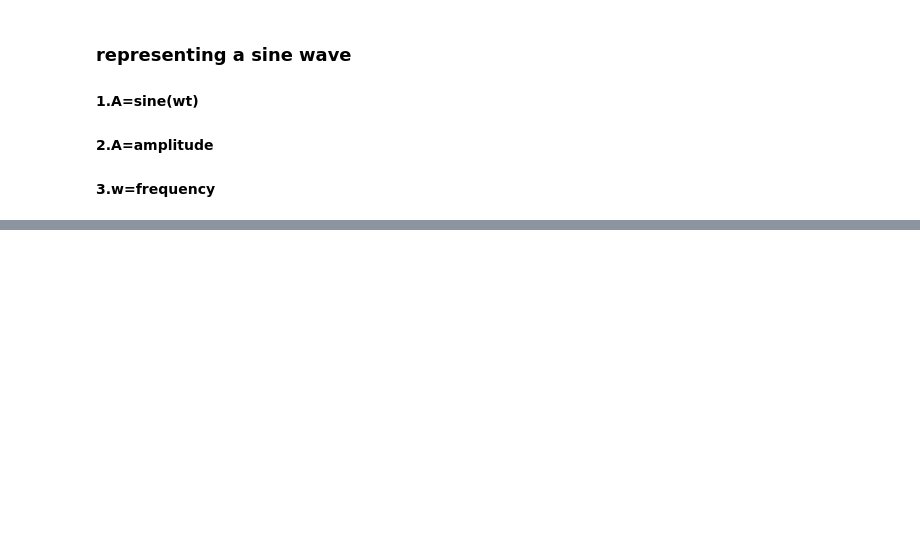
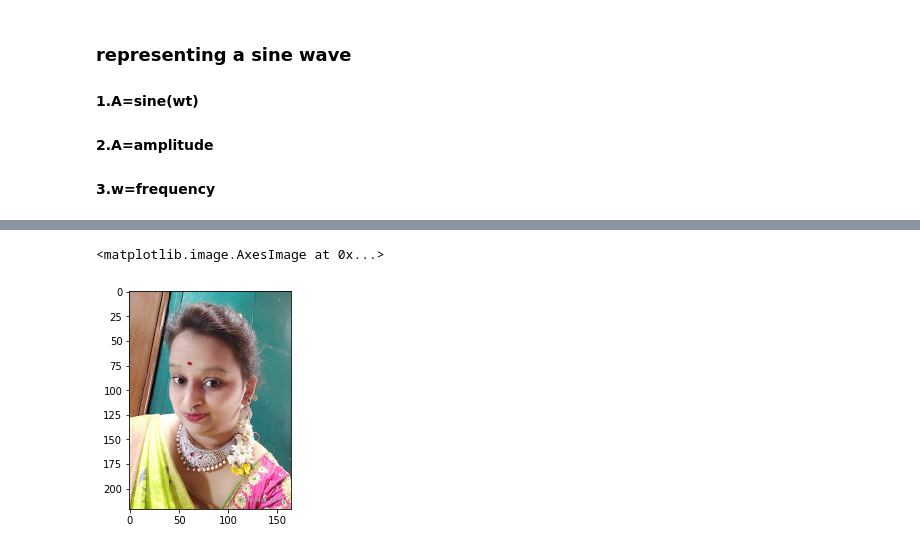
Before and after one commit to bindu707/gitbasics-mstp-level1-506, a Jupyter notebook: 22-10-2019/22-10-2019.ipynb, the cells around one changed output, grey strips where cells are left out. Drawn from its saved outputs; the diff is of its cells as text; code cells hidden in the pictures; blank space fills up the shorter version.

```diff
--- a/22-10-2019/22-10-2019.ipynb
+++ b/22-10-2019/22-10-2019.ipynb
@@ -323,0 +307,9 @@ p1.show()
+# %%
+import matplotlib.pyplot as p1
+import matplotlib.image as k
+image=k.imread('madhu.jpg')
+c=x[:,:,0]
+p1.imshow(image,cmap='hot')
+# %% [output]
+<matplotlib.image.AxesImage at 0x...>
+[figure, added]
```
Also changed, not shown: parts of 6 cells of this notebook, 28 other files.
